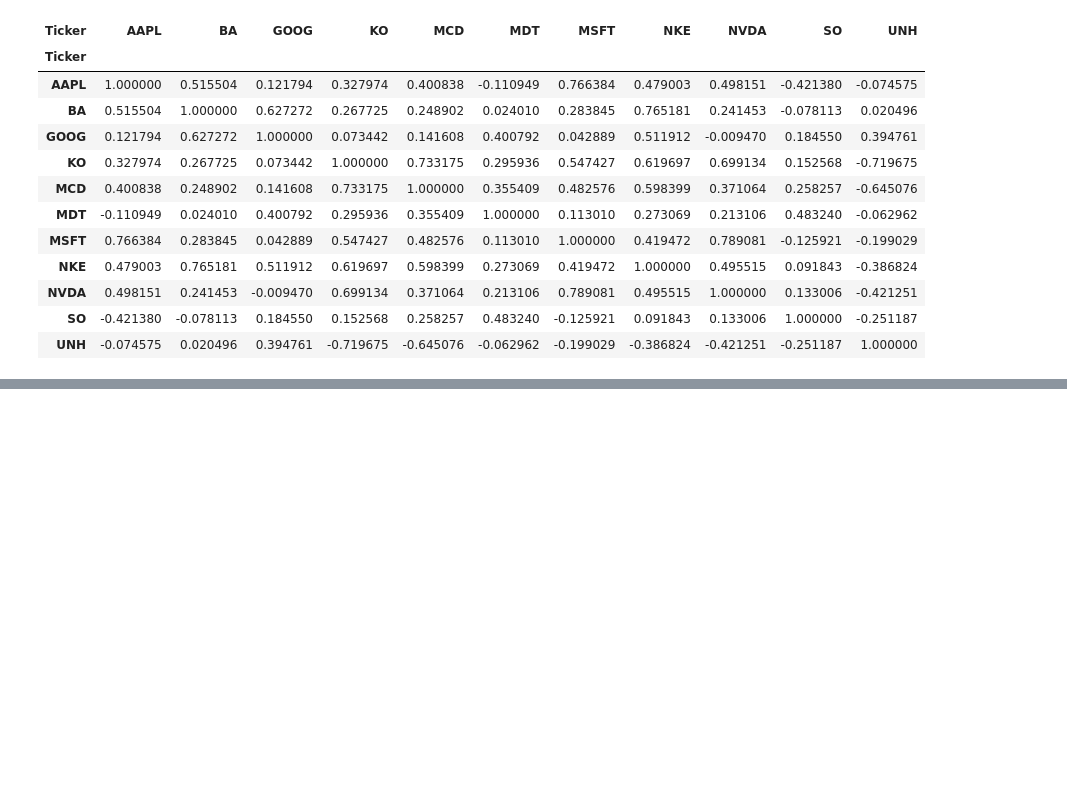
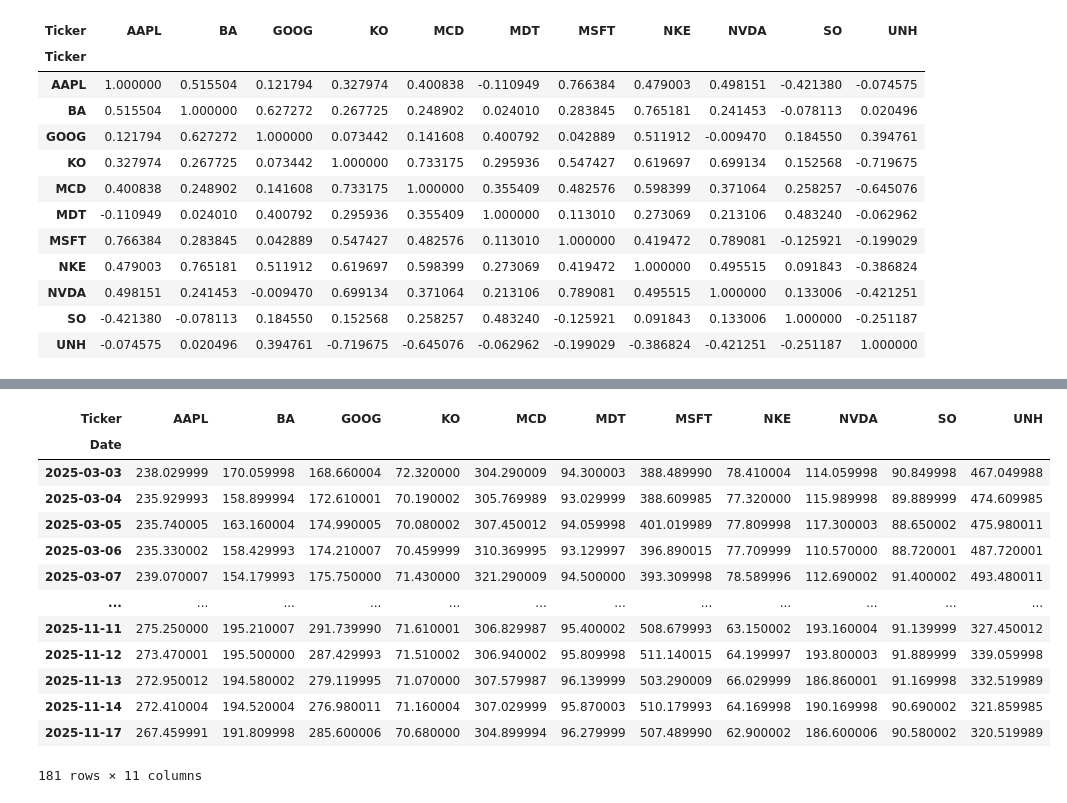
Before and after one commit to wildanlevitt/16B_BullFolio, a Jupyter notebook: FinalProjectJosephNotebook.ipynb, the cells around one changed output, grey strips where cells are left out. Saved outputs shown, nothing was run; the diff lists cells and outputs as text; code cells hidden in the pictures; blank space fills up the shorter version.

```diff
--- a/FinalProjectJosephNotebook.ipynb
+++ b/FinalProjectJosephNotebook.ipynb
@@ -528,0 +526,17 @@ Rank 10: Trace Statistic = 0.6176, 90% CV = 2.7055, 95% CV = 3.8415, 99% CV = 6.
+# %%
+test.data[('Close',)].tail(len(test.data[('Close',)]) - 69)
+# %% [output]
+| Ticker | AAPL | BA | GOOG | KO | MCD | MDT | MSFT | NKE | NVDA | SO | UNH |
+| Date |  |  |  |  |  |  |  |  |  |  |  |
+| 2025-03-03 | 238.029999 | 170.059998 | 168.660004 | 72.320000 | 304.290009 | 94.300003 | 388.489990 | 78.410004 | 114.059998 | 90.849998 | 467.049988 |
+| 2025-03-04 | 235.929993 | 158.899994 | 172.610001 | 70.190002 | 305.769989 | 93.029999 | 388.609985 | 77.320000 | 115.989998 | 89.889999 | 474.609985 |
+| 2025-03-05 | 235.740005 | 163.160004 | 174.990005 | 70.080002 | 307.450012 | 94.059998 | 401.019989 | 77.809998 | 117.300003 | 88.650002 | 475.980011 |
+| 2025-03-06 | 235.330002 | 158.429993 | 174.210007 | 70.459999 | 310.369995 | 93.129997 | 396.890015 | 77.709999 | 110.570000 | 88.720001 | 487.720001 |
+| 2025-03-07 | 239.070007 | 154.179993 | 175.750000 | 71.430000 | 321.290009 | 94.500000 | 393.309998 | 78.589996 | 112.690002 | 91.400002 | 493.480011 |
+| ... | ... | ... | ... | ... | ... | ... | ... | ... | ... | ... | ... |
+| 2025-11-11 | 275.250000 | 195.210007 | 291.739990 | 71.610001 | 306.829987 | 95.400002 | 508.679993 | 63.150002 | 193.160004 | 91.139999 | 327.450012 |
+| 2025-11-12 | 273.470001 | 195.500000 | 287.429993 | 71.510002 | 306.940002 | 95.809998 | 511.140015 | 64.199997 | 193.800003 | 91.889999 | 339.059998 |
+| 2025-11-13 | 272.950012 | 194.580002 | 279.119995 | 71.070000 | 307.579987 | 96.139999 | 503.290009 | 66.029999 | 186.860001 | 91.169998 | 332.519989 |
+| 2025-11-14 | 272.410004 | 194.520004 | 276.980011 | 71.160004 | 307.029999 | 95.870003 | 510.179993 | 64.169998 | 190.169998 | 90.690002 | 321.859985 |
+| 2025-11-17 | 267.459991 | 191.809998 | 285.600006 | 70.680000 | 304.899994 | 96.279999 | 507.489990 | 62.900002 | 186.600006 | 90.580002 | 320.519989 |
+181 rows × 11 columns
```
Also changed, not shown: parts of 17 cells of this notebook.
